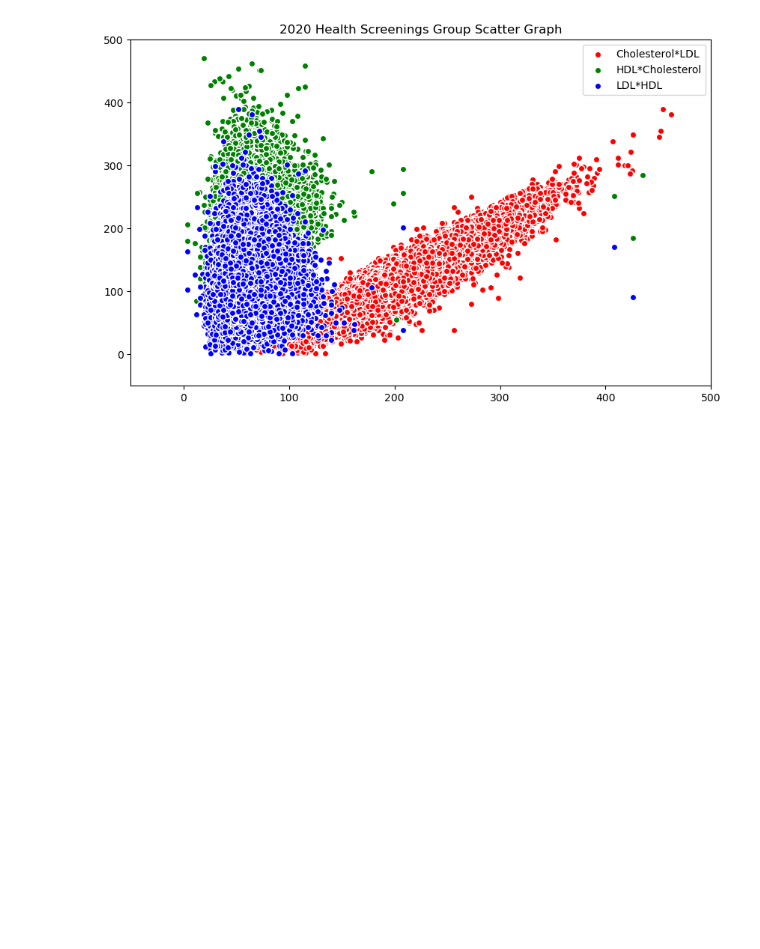
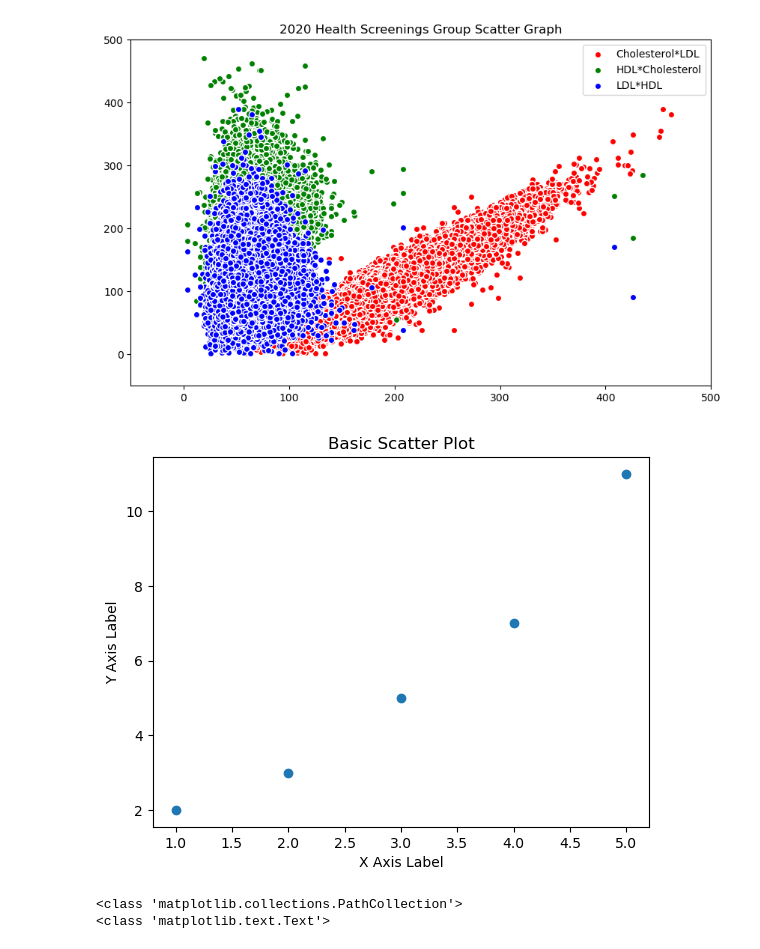
Before and after one commit to adam9e96/python_basic, a Jupyter notebook: chapter010_data_analysis/Matplot_01/matplotlib_03_scatter()_01.ipynb, the cells around one changed output. Drawn from its saved outputs; the diff is of its cells as text; code cells hidden in the pictures; blank space fills up the shorter version.

Commit message:
2024-03-16 matplotlib TIL

```diff
--- a/chapter010_data_analysis/Matplot_01/matplotlib_04.ipynb
+++ b/chapter010_data_analysis/Matplot_01/matplotlib_03_scatter()_01.ipynb
@@ -143,3 +143,28 @@ plt.show()
 # 산점도를 써서 서로의 상관관계여부를 확인할 수 있다.
 # %% [output]
 [figure]
+# %%
+import matplotlib.pyplot as plt
+
+# 두 변수의 데이터
+x = [1, 2, 3, 4, 5]
+y = [2, 3, 5, 7, 11]
+
+# 산점도 생성
+a= plt.scatter(x, y)
+
+# 차트 제목과 축 레이블 설정
+plt.title('Basic Scatter Plot')
+b= plt.xlabel('X Axis Label')
+plt.ylabel('Y Axis Label')
+
+# 차트 보여주기
+plt.show()
+# %% [output]
+[figure, added]
+# %%
+print(type(a))
+print(type(b))
+# %% [output]
+<class 'matplotlib.collections.PathCollection'>
+<class 'matplotlib.text.Text'>
```
Also changed, not shown: 7 other files.
